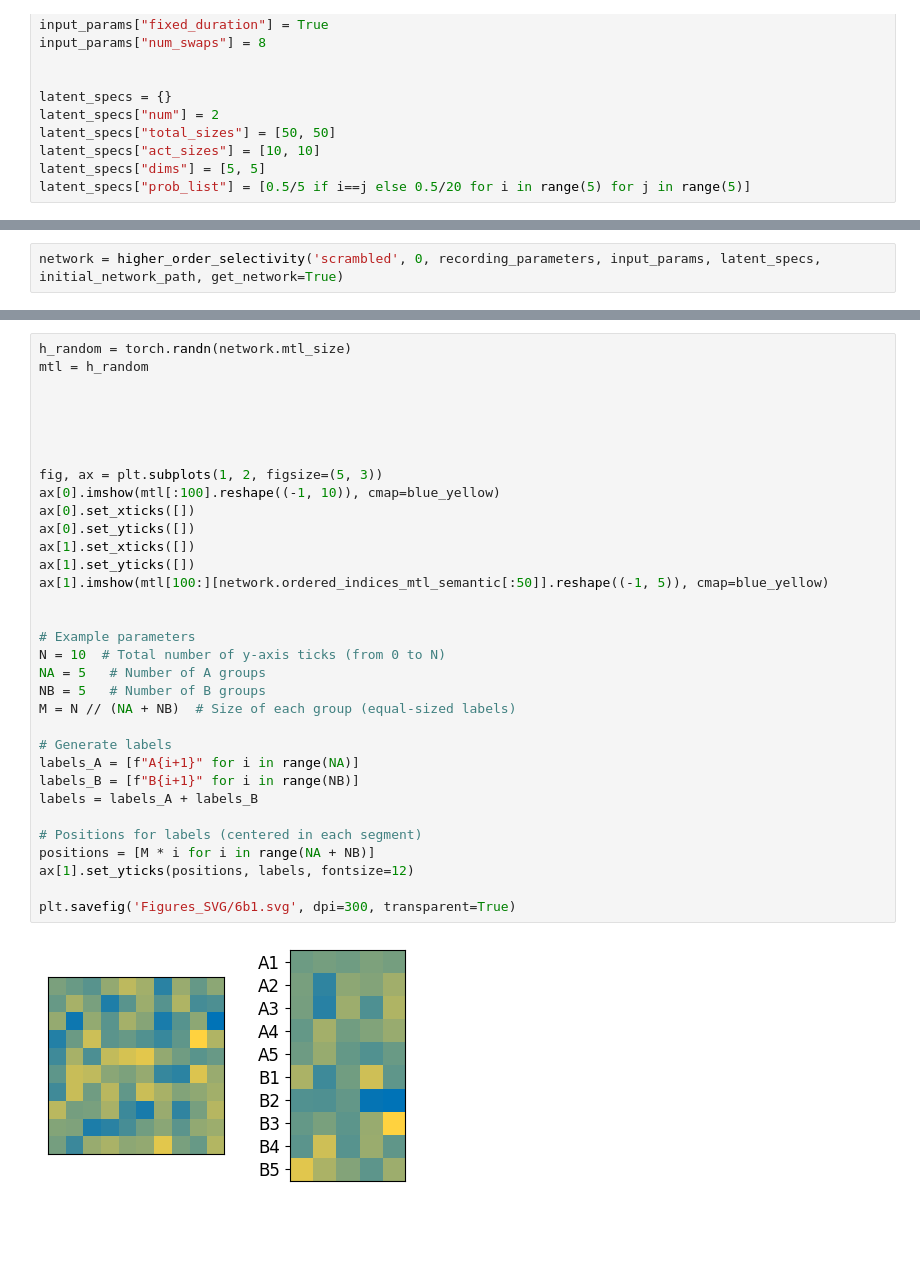
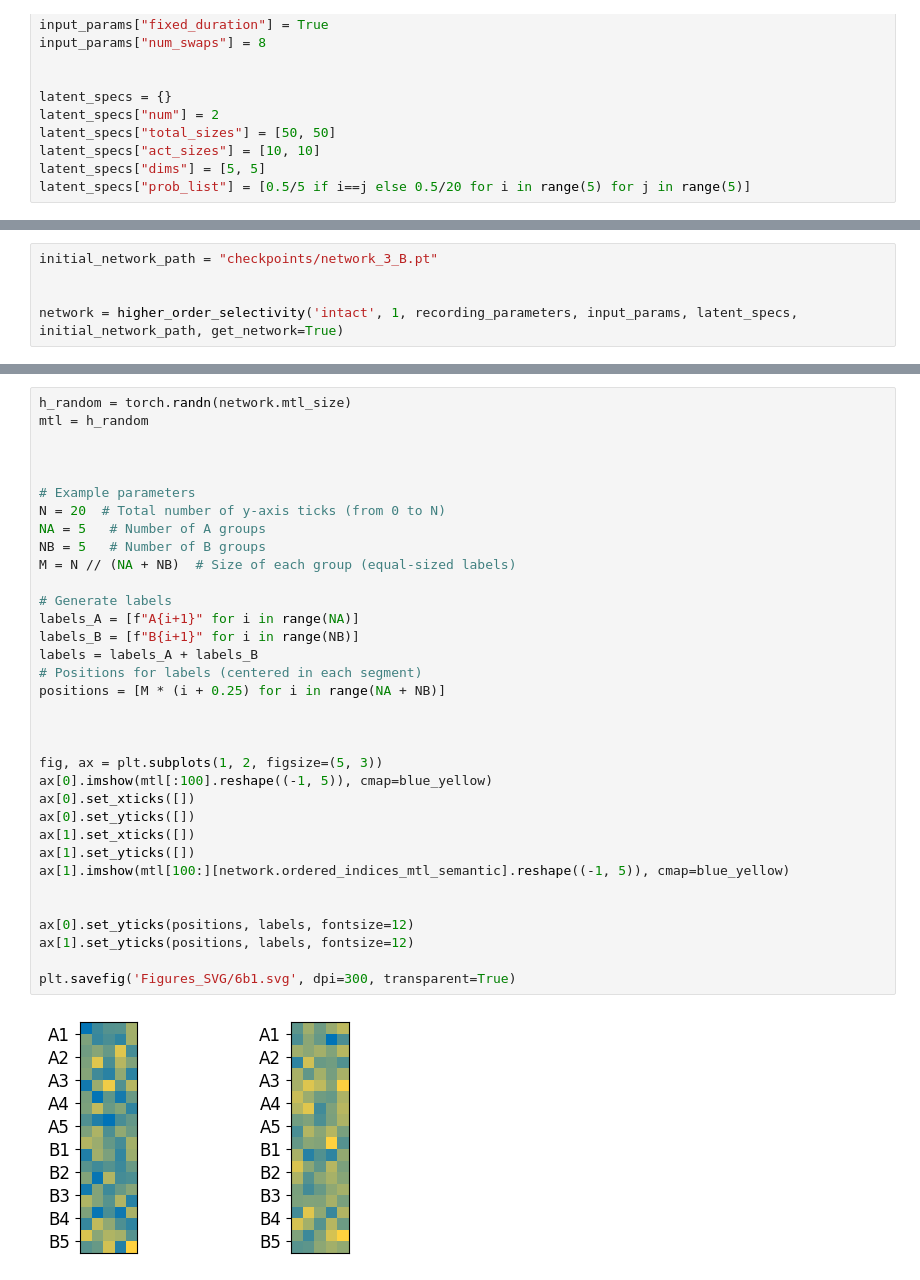
Before and after one commit to albesagonzalez/sensory-semantic-episodes, a Jupyter notebook: Figure_4.ipynb, the cells around one changed output, grey strips where cells are left out. Drawn from its saved outputs; the diff is of its cells as text; blank space fills up the shorter version.

```diff
--- a/Figure_4.ipynb
+++ b/Figure_4.ipynb
@@ -181,5 +96,8 @@ Passing `palette` without assigning `hue` is deprecated and will be removed in v
 # %%
-network = higher_order_selectivity('scrambled', 0, recording_parameters, input_params, latent_specs, initial_network_path, get_network=True)
+initial_network_path = "checkpoints/network_3_B.pt"
+
+
+network = higher_order_selectivity('intact', 1, recording_parameters, input_params, latent_specs, initial_network_path, get_network=True)
 # %% [output]
 0
 50
@@ -206,38 +124,39 @@ input, input_episodes, input_latents, network = test_network(network, input_para
 # %%
 h_random = torch.randn(network.mtl_size)
 mtl = h_random
 
 
 
-
-
-fig, ax = plt.subplots(1, 2, figsize=(5, 3))
-ax[0].imshow(mtl[:100].reshape((-1, 10)), cmap=blue_yellow)
-ax[0].set_xticks([])
-ax[0].set_yticks([])
-ax[1].set_xticks([])
-ax[1].set_yticks([])
-ax[1].imshow(mtl[100:][network.ordered_indices_mtl_semantic[:50]].reshape((-1, 5)), cmap=blue_yellow)
-
-
 # Example parameters
-N = 10  # Total number of y-axis ticks (from 0 to N)
+N = 20  # Total number of y-axis ticks (from 0 to N)
 NA = 5   # Number of A groups
 NB = 5   # Number of B groups
 M = N // (NA + NB)  # Size of each group (equal-sized labels)
 
 # Generate labels
 labels_A = [f"A{i+1}" for i in range(NA)]
 labels_B = [f"B{i+1}" for i in range(NB)]
 labels = labels_A + labels_B
+# Positions for labels (centered in each segment)
+positions = [M * (i + 0.25) for i in range(NA + NB)]
 
-# Positions for labels (centered in each segment)
-positions = [M * i for i in range(NA + NB)]
+
+
+fig, ax = plt.subplots(1, 2, figsize=(5, 3))
+ax[0].imshow(mtl[:100].reshape((-1, 5)), cmap=blue_yellow)
+ax[0].set_xticks([])
+ax[0].set_yticks([])
+ax[1].set_xticks([])
+ax[1].set_yticks([])
+ax[1].imshow(mtl[100:][network.ordered_indices_mtl_semantic].reshape((-1, 5)), cmap=blue_yellow)
+
+
+ax[0].set_yticks(positions, labels, fontsize=12)
 ax[1].set_yticks(positions, labels, fontsize=12)
 
 plt.savefig('Figures_SVG/6b1.svg', dpi=300, transparent=True)
 # %% [output]
-[figure, old version]
+[figure, new version]
 # %%
 semantic_charge = 1
 mtl_sparsity = (semantic_charge/network.max_semantic_charge_input)*network.mtl_sparsity.clone()
```
Also changed, not shown: parts of 27 cells of this notebook, 3 other files.
